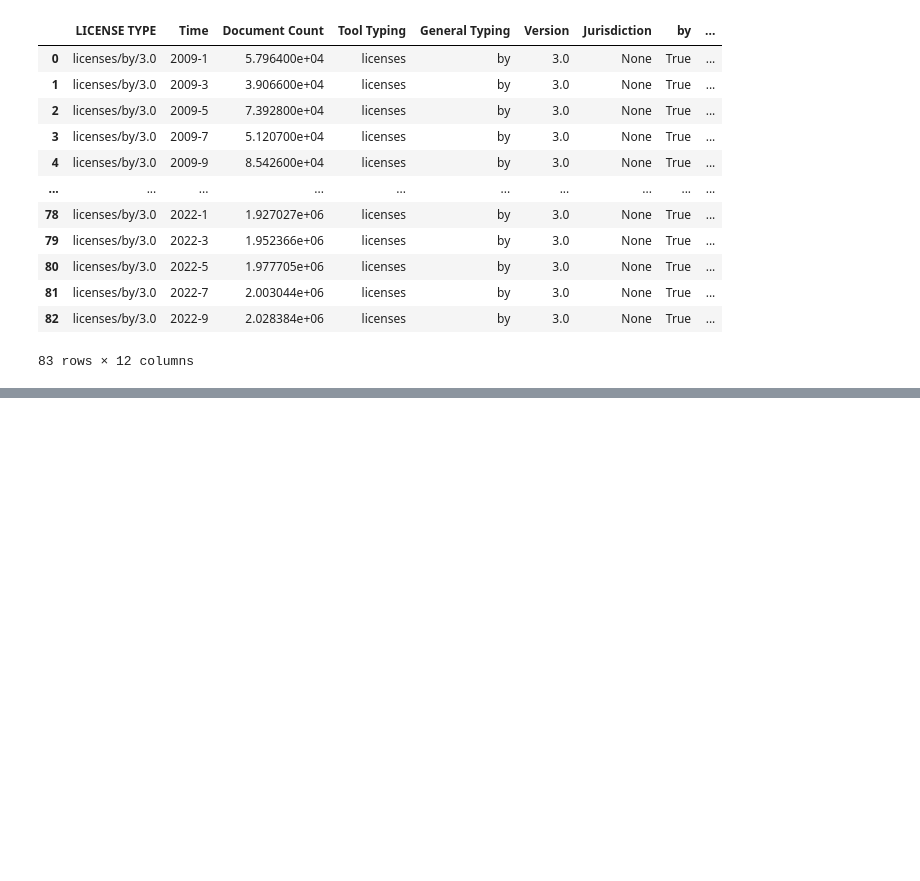
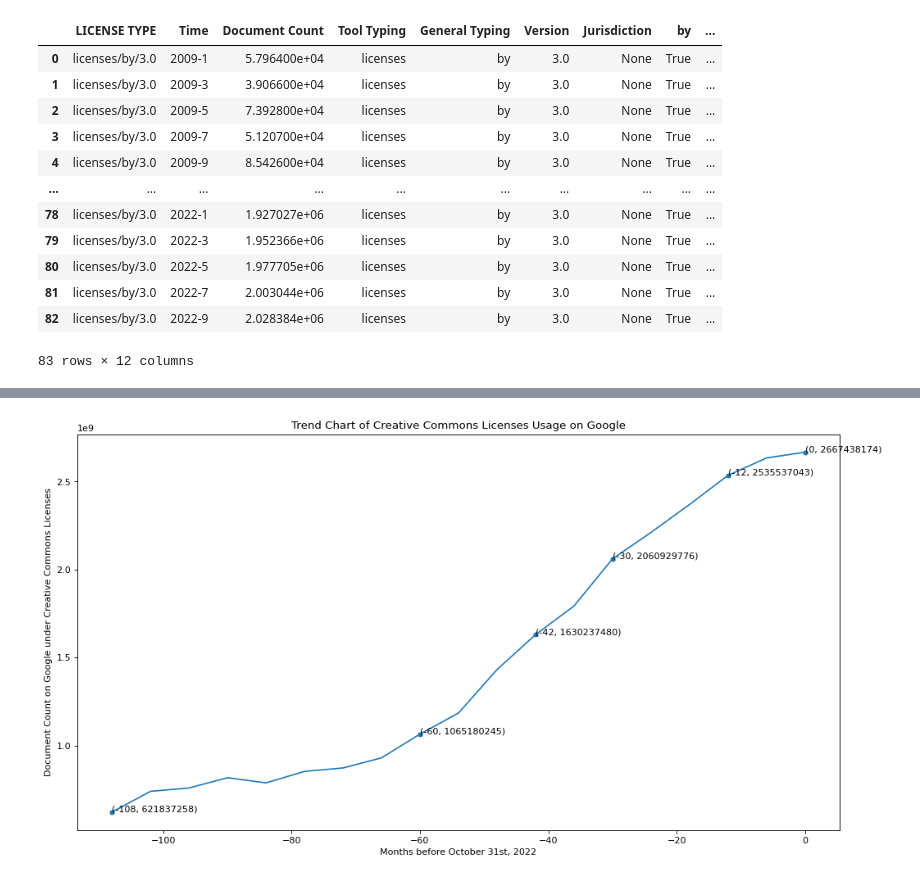
Before and after one commit to creativecommons/quantifying, a Jupyter notebook: visualization/visualization_engineering.ipynb, the cells around one changed output, grey strips where cells are left out. Cells and saved outputs as stored; diff of their text form; code cells hidden in the pictures; blank space fills up the shorter version.

```diff
--- a/visualization/visualization_engineering.ipynb
+++ b/visualization/visualization_engineering.ipynb
@@ -731,0 +808,7 @@ youtube_time_licensed_linear_imputed
+# %%
+google_time_diff_licenses = google_time_diff\
+    .loc[google_time_diff["Tool Typing"] == "licenses"]\
+    .iloc[:, 1:-9].sum(axis = 0)
+generate_diagram_one(google_time_diff_licenses, "Creative Commons Licenses", 5 * 10 ** 8)
+# %% [output]
+[figure, added]
```
Also changed, not shown: parts of 23 cells of this notebook, 1 other file.
